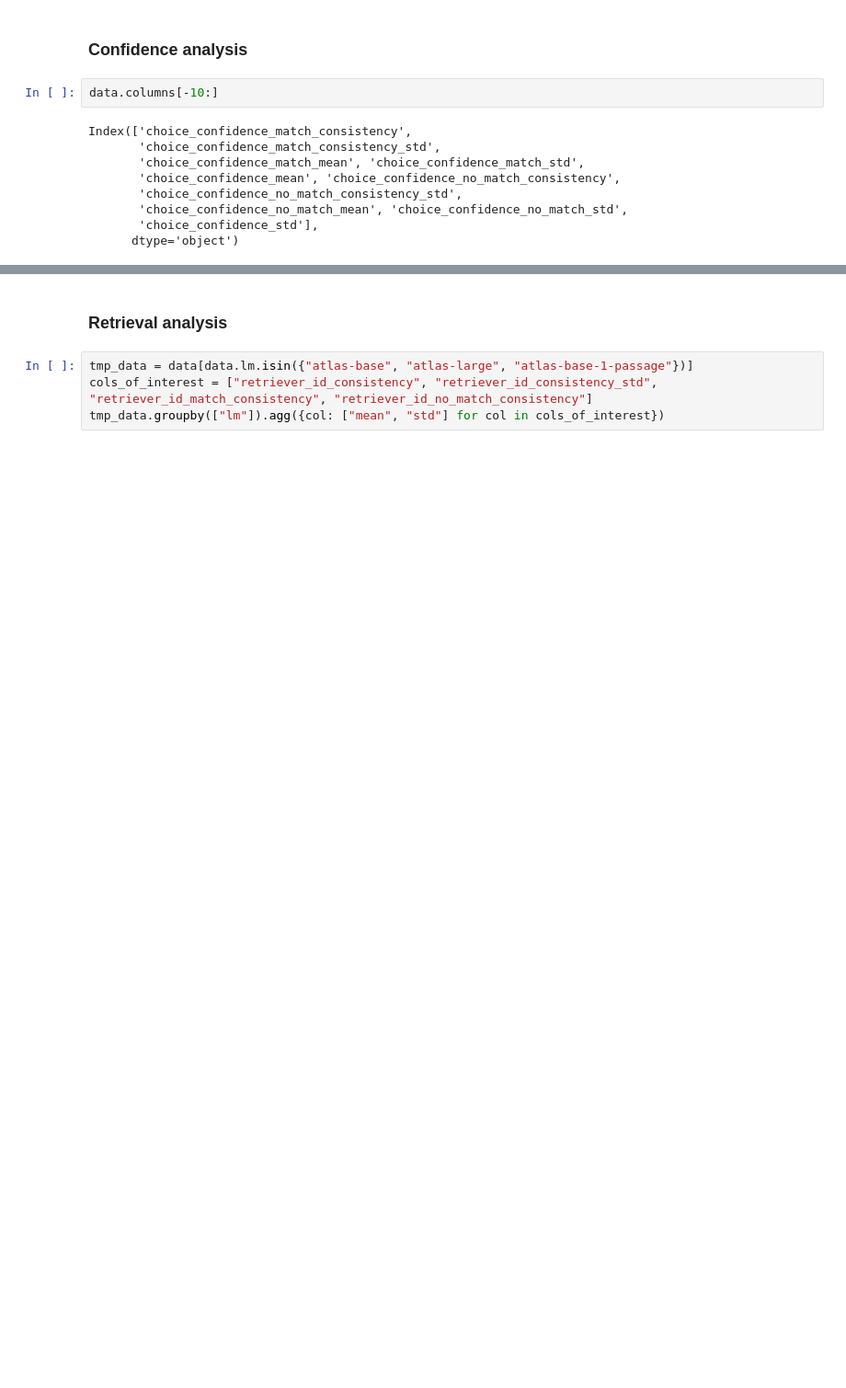
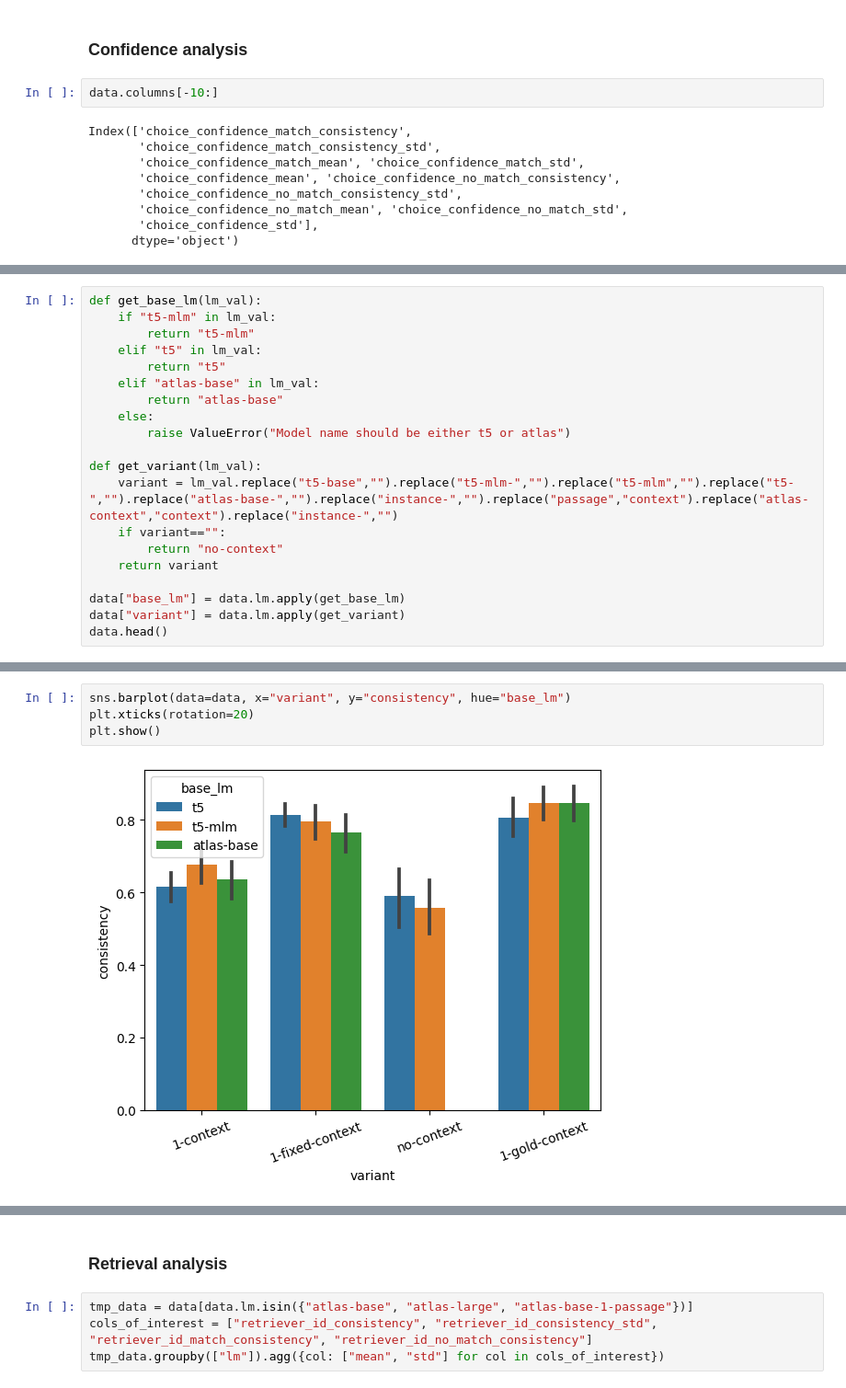
Before and after one commit to killahwhaleX/pararelstar, a Jupyter notebook: generate_result_plots.ipynb, the cells around one changed output, grey strips where cells are left out. Shown: that part at 92% size. Saved outputs shown, nothing was run; the diff lists cells and outputs as text; blank space fills up the shorter version.

```diff
--- a/generate_result_plots.ipynb
+++ b/generate_result_plots.ipynb
@@ -258,0 +275,20 @@ atlas-large-conf &        $0.64 \pm 0.10$ &              $0.71 \pm 0.10$ &
+# %%
+def get_base_lm(lm_val):
+    if "t5-mlm" in lm_val:
+        return "t5-mlm"
+    elif "t5" in lm_val:
+        return "t5"
+    elif "atlas-base" in lm_val:
+        return "atlas-base"
+    else:
+        raise ValueError("Model name should be either t5 or atlas")
+
+def get_variant(lm_val):
+    variant = lm_val.replace("t5-base","").replace("t5-mlm-","").replace("t5-mlm","").replace("t5-","").replace("atlas-base-","").replace("instance-","").replace("passage","context").replace("atlas-context","context").replace("instance-","")
+    if variant=="":
+        return "no-context"
+    return variant
+
+data["base_lm"] = data.lm.apply(get_base_lm)
+data["variant"] = data.lm.apply(get_variant)
+data.head()
@@ -258,0 +303,6 @@ atlas-large-conf &        $0.64 \pm 0.10$ &              $0.71 \pm 0.10$ &
+# %%
+sns.barplot(data=data, x="variant", y="consistency", hue="base_lm")
+plt.xticks(rotation=20)
+plt.show()
+# %% [output]
+[figure, added]
```
Also changed, not shown: parts of 21 cells of this notebook.
